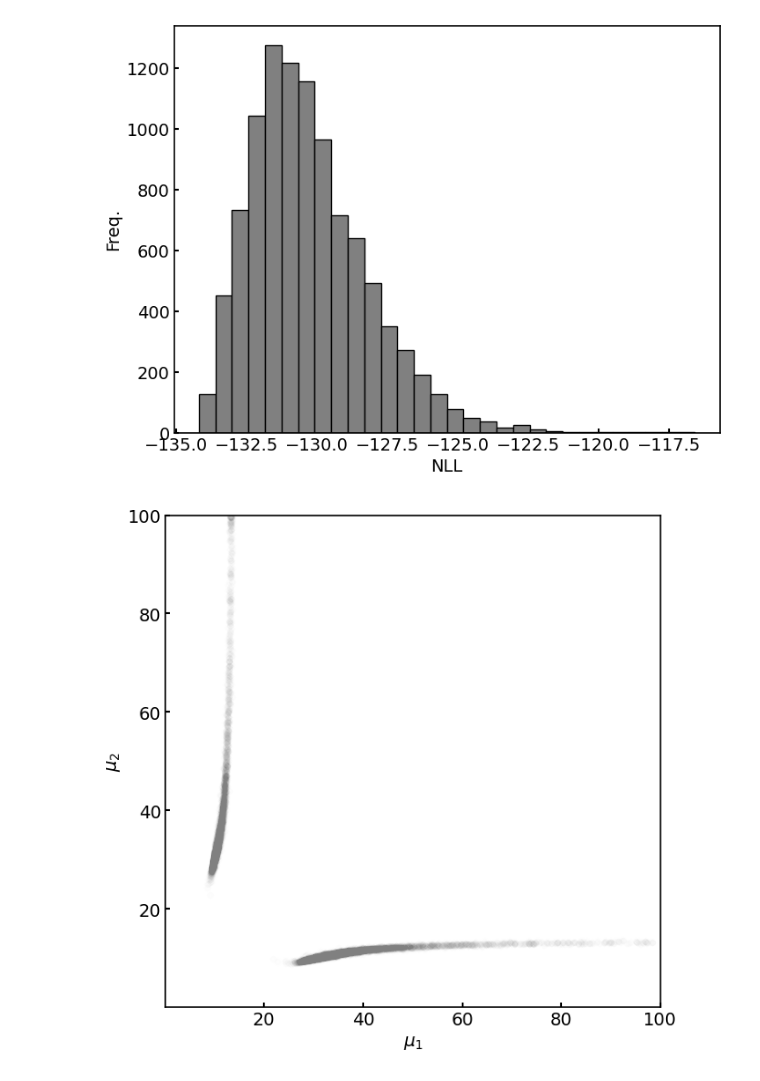
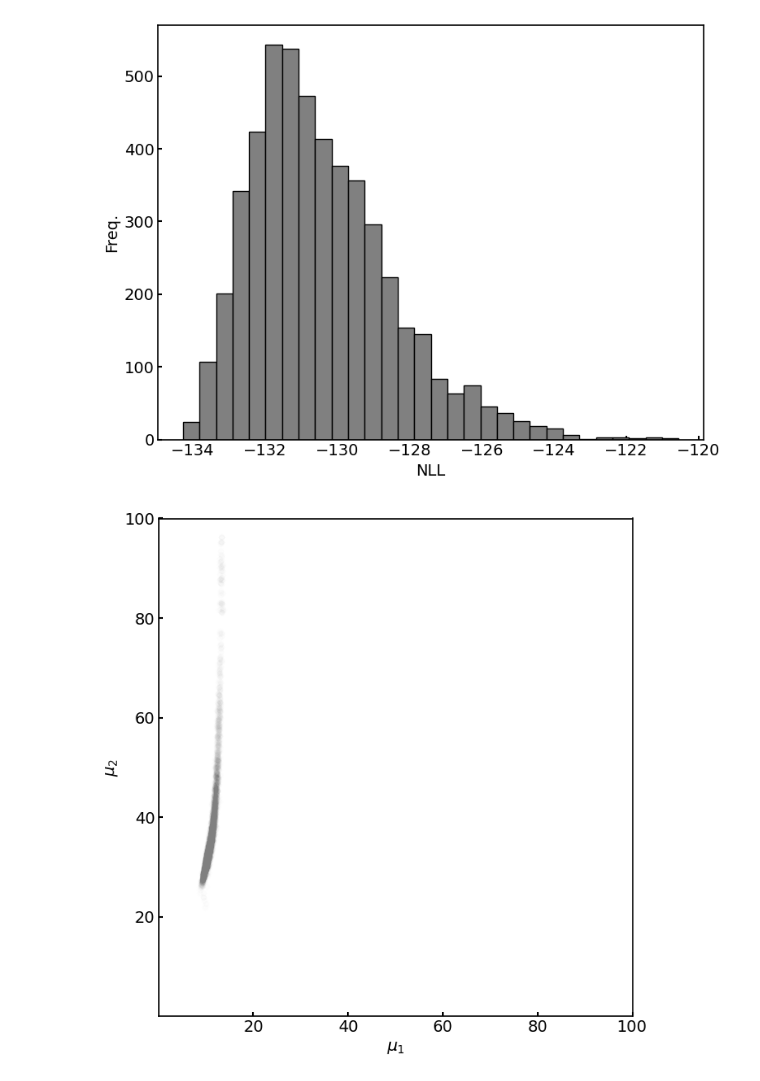
Before and after one commit to murakami9916/time-constant-distribution-estimation, a Jupyter notebook: src/example.ipynb, the cells around one changed output. Saved outputs shown, nothing was run; the diff lists cells and outputs as text; code cells hidden in the pictures.

```diff
--- a/src/example.ipynb
+++ b/src/example.ipynb
@@ -43,18 +43,26 @@ phi_true = calc_phi_K(tau, h_true, mu_true, sigma_true)
 y_true = calc_f_K(t, tau, b, h_true, mu_true, sigma_true)
 
 key = random.PRNGKey(0)
-noise = 0.02 * random.normal(key, shape=y_true.shape)
+sigma_y_true = 0.02
+noise = sigma_y_true * random.normal(key, shape=y_true.shape)
 y_obs = y_true + noise
 
+plt.figure(figsize=(15, 6))
+
+plt.subplot(121)
 plt.plot(t, y_true, ls='--', color='gray')
-plt.scatter(t, y_obs, color='k')
-plt.xlabel(r'y')
-plt.ylabel(r't')
-plt.show()
+plt.scatter(t, y_obs, color='gray', edgecolor='k')
+plt.xlabel(r't')
+plt.ylabel(r'y')
 
-plt.plot(tau, phi_true, c='gray')
+plt.subplot(122)
+plt.plot(tau, phi_true, c='k')
+plt.fill_between(tau, phi_true, color='gray', alpha=0.2)
 plt.xlabel(r'$\tau$')
 plt.ylabel(r'$\phi$')
-plt.xlim(0, 70)
+plt.xlim(tau.min(), tau.max())
+plt.ylim(0, 1.1)
+
+plt.tight_layout()
 plt.show()
 # %% [output]
@@ -63,5 +70,5 @@ plt.show()
 # %%
-num_samples = num_warmup = 2000
+num_samples = num_warmup = 1000
 num_chains = 5
 K = 2
 
@@ -84,3 +91,15 @@ Number of divergences: 0
+# %%
+sorted_index = np.argsort( mcmc.get_samples()['mu'] )
+samples = mcmc.get_samples()
+# %%
+sorted_samples = {}
+keys = ['h', 'mu', 'sigma']
+for key in keys:
+    samples_k = []
+    for i, j in enumerate(sorted_index):
+        samples_k.append( samples[key][i, j] )
+    samples_k = np.array( samples_k )
+    sorted_samples[key] = samples_k
 # %%
 plt.figure(figsize=(8, 6))
 plt.scatter(t, y_obs, c='gray')
@@ -97,20 +117,22 @@ nll = -1.0 * jnp.sum( log_likelihood_dict['obs'], axis=1)
 plt.figure(figsize=(8, 6))
 plt.hist(nll, bins=30, color='gray', edgecolor='k')
 plt.xlabel('NLL'); plt.ylabel('Freq.')
+plt.tight_layout()
 plt.show()
 # %% [output]
-[figure, old version]
+[figure, new version]
 # %%
 plt.figure(figsize=(7, 7))
-plt.scatter(mcmc.get_samples()['mu'][:, 0], mcmc.get_samples()['mu'][:, 1],
+plt.scatter(sorted_samples['mu'][:, 0], sorted_samples['mu'][:, 1],
                     alpha=0.01, c='gray', s=20)
 plt.xlabel(r'$\mu_1$')
 plt.ylabel(r'$\mu_2$')
 plt.xlim(tau.min(), tau.max())
 plt.ylim(tau.min(), tau.max())
+plt.tight_layout()
 plt.show()
 # %% [output]
-[figure, old version]
+[figure, new version]
 # %%
 argmin_nll = np.argmin(nll)
 
```
Also changed, not shown: parts of 5 cells of this notebook.
